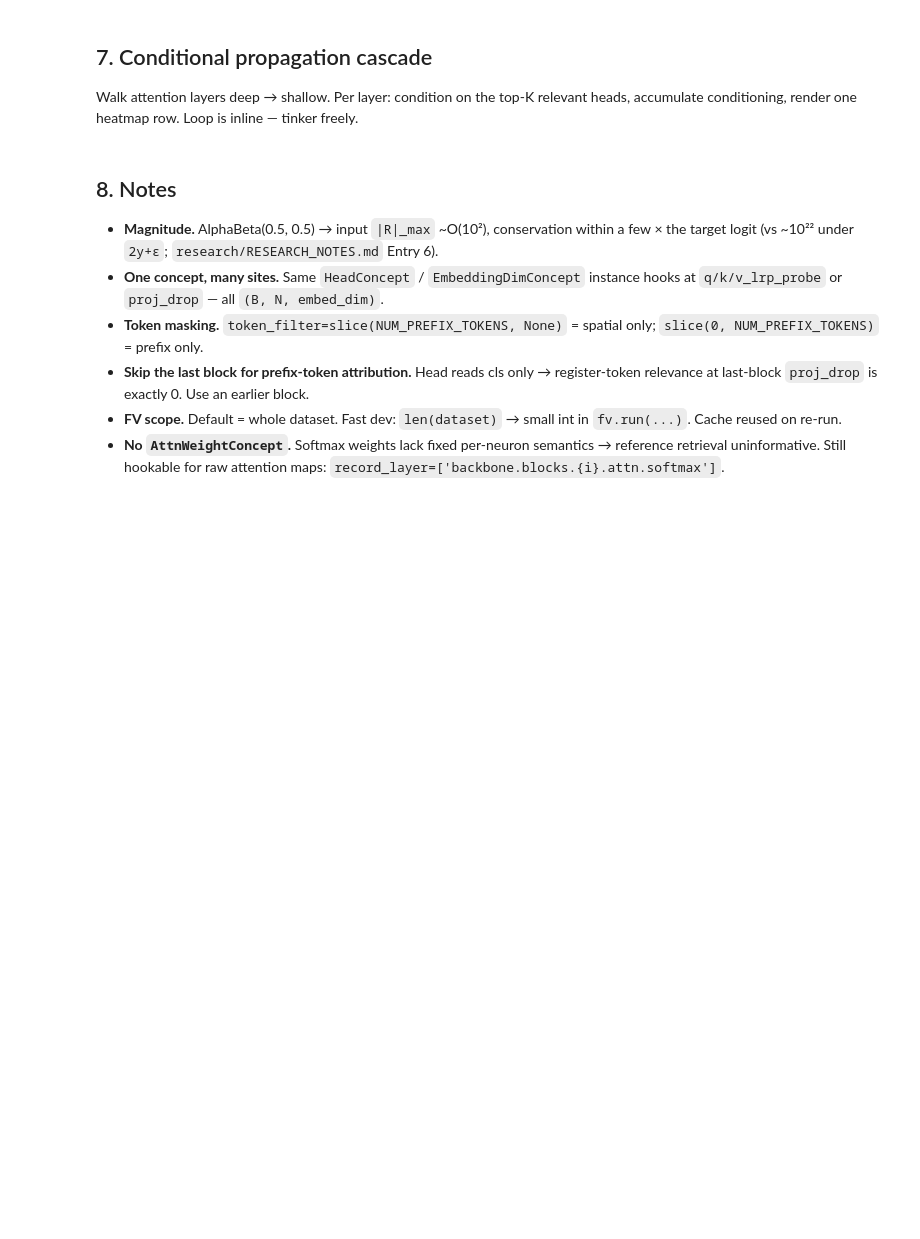
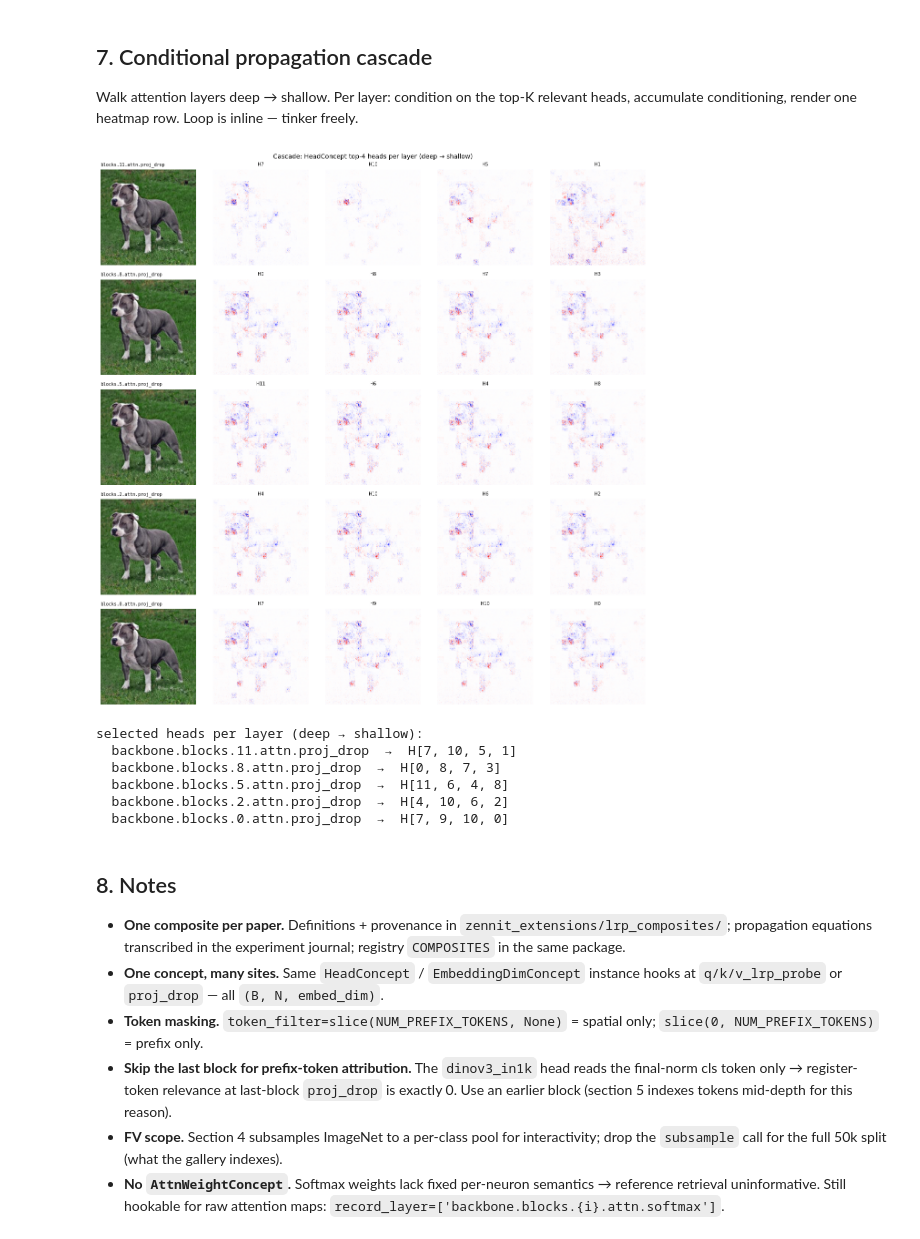
Before and after one commit to RationAI/zennit-crp, a Jupyter notebook: tutorials/vit_crp/walkthrough.ipynb, the cells around one changed output. Cells and saved outputs as stored; diff of their text form; code cells hidden in the pictures; blank space fills up the shorter version.

```diff
--- a/tutorials/vit_crp/walkthrough.ipynb
+++ b/tutorials/vit_crp/walkthrough.ipynb
@@ -861,8 +726,7 @@ cascade_concept = HeadConcept(num_heads=NUM_HEADS)
 TOP_K = 4
 
 # Focal image (already picked above) → re-run forward + per-layer
-# conditional attribution. Built the normalize fn in the build-model
-# cell.
+# conditional attribution.
 x_focal = normalize(focal_image).detach().clone().requires_grad_(True)
 
 fig, axes = plt.subplots(
@@ -880,45 +744,53 @@ for row, layer in enumerate(cascade_layer_names):
         mask_map=cascade_concept.mask, record_layer=[layer],
         exclude_parallel=False,
     )
     rel = res.relevances[layer]   # (1, N, embed_dim)
     head_scores = cascade_concept.attribute(rel, abs_norm=False)[0]   # (NUM_HEADS,)
     top_heads = torch.argsort(head_scores.abs(), descending=True)[:TOP_K].tolist()
     selected[layer] = top_heads
 
     # Show focal image on the left, then one heatmap per top head.
-    axes[row, 0].imshow(to_display(focal_image)); axes[row, 0].axis('off')
+    axes[row, 0].imshow(focal_image[0].detach().cpu().permute(1, 2, 0).numpy()); axes[row, 0].axis('off')
     axes[row, 0].set_title(layer.replace('backbone.', ''), fontsize=7, loc='left', family='monospace')
     for col, h in enumerate(top_heads, start=1):
         x_h = normalize(focal_image).detach().clone().requires_grad_(True)
         res_h = attribution(
             x_h, [{layer: [h], 'y': [focal_class], **extra_conditions}],
             composite, mask_map=cascade_concept.mask,
             exclude_parallel=False,
         )
-        hm = res_h.heatmap[0].detach().cpu().numpy()
-        if hm.ndim == 3:
-            hm = hm.sum(axis=0)
-        vmax = abs(hm).max() or 1.0
-        axes[row, col].imshow(hm, cmap='seismic', vmin=-vmax, vmax=vmax)
+        heatmap = res_h.heatmap[0].detach().cpu().numpy()
+        if heatmap.ndim == 3:
+            heatmap = heatmap.sum(axis=0)
+        vmax = abs(heatmap).max() or 1.0
+        axes[row, col].imshow(heatmap, cmap='seismic', vmin=-vmax, vmax=vmax)
         axes[row, col].axis('off')
         axes[row, col].set_title(f'H{h}', fontsize=7)
 
     # Add this layer's selection to extra_conditions for the next (shallower) layer.
     extra_conditions[layer] = top_heads
 
 fig.suptitle(f'Cascade: HeadConcept top-{TOP_K} heads per layer (deep → shallow)', fontsize=10)
 plt.tight_layout()
 plt.show()
 
 print('selected heads per layer (deep → shallow):')
 for layer in cascade_layer_names:
     print(f'  {layer}  →  H{selected[layer]}')
+# %% [output]
+[figure, added]
+selected heads per layer (deep → shallow):
+  backbone.blocks.11.attn.proj_drop  →  H[7, 10, 5, 1]
+  backbone.blocks.8.attn.proj_drop  →  H[0, 8, 7, 3]
+  backbone.blocks.5.attn.proj_drop  →  H[11, 6, 4, 8]
+  backbone.blocks.2.attn.proj_drop  →  H[4, 10, 6, 2]
+  backbone.blocks.0.attn.proj_drop  →  H[7, 9, 10, 0]
 # %% [markdown]
 ## 8. Notes
 
-* **Magnitude.** AlphaBeta(0.5, 0.5) → input `|R|_max` ~O(10²), conservation within a few × the target logit (vs ~10²² under `2y+ε`; `research/RESEARCH_NOTES.md` Entry 6).
+* **One composite per paper.** Definitions + provenance in `zennit_extensions/lrp_composites/`; propagation equations transcribed in the experiment journal; registry `COMPOSITES` in the same package.
 * **One concept, many sites.** Same `HeadConcept` / `EmbeddingDimConcept` instance hooks at `q/k/v_lrp_probe` or `proj_drop` — all `(B, N, embed_dim)`.
 * **Token masking.** `token_filter=slice(NUM_PREFIX_TOKENS, None)` = spatial only; `slice(0, NUM_PREFIX_TOKENS)` = prefix only.
-* **Skip the last block for prefix-token attribution.** Head reads cls only → register-token relevance at last-block `proj_drop` is exactly 0. Use an earlier block.
-* **FV scope.** Default = whole dataset. Fast dev: `len(dataset)` → small int in `fv.run(...)`. Cache reused on re-run.
+* **Skip the last block for prefix-token attribution.** The `dinov3_in1k` head reads the final-norm cls token only → register-token relevance at last-block `proj_drop` is exactly 0. Use an earlier block (section 5 indexes tokens mid-depth for this reason).
+* **FV scope.** Section 4 subsamples ImageNet to a per-class pool for interactivity; drop the `subsample` call for the full 50k split (what the gallery indexes).
 * **No `AttnWeightConcept`.** Softmax weights lack fixed per-neuron semantics → reference retrieval uninformative. Still hookable for raw attention maps: `record_layer=['backbone.blocks.{i}.attn.softmax']`.
```
Also changed, not shown: parts of 43 cells of this notebook, 22 other files.
